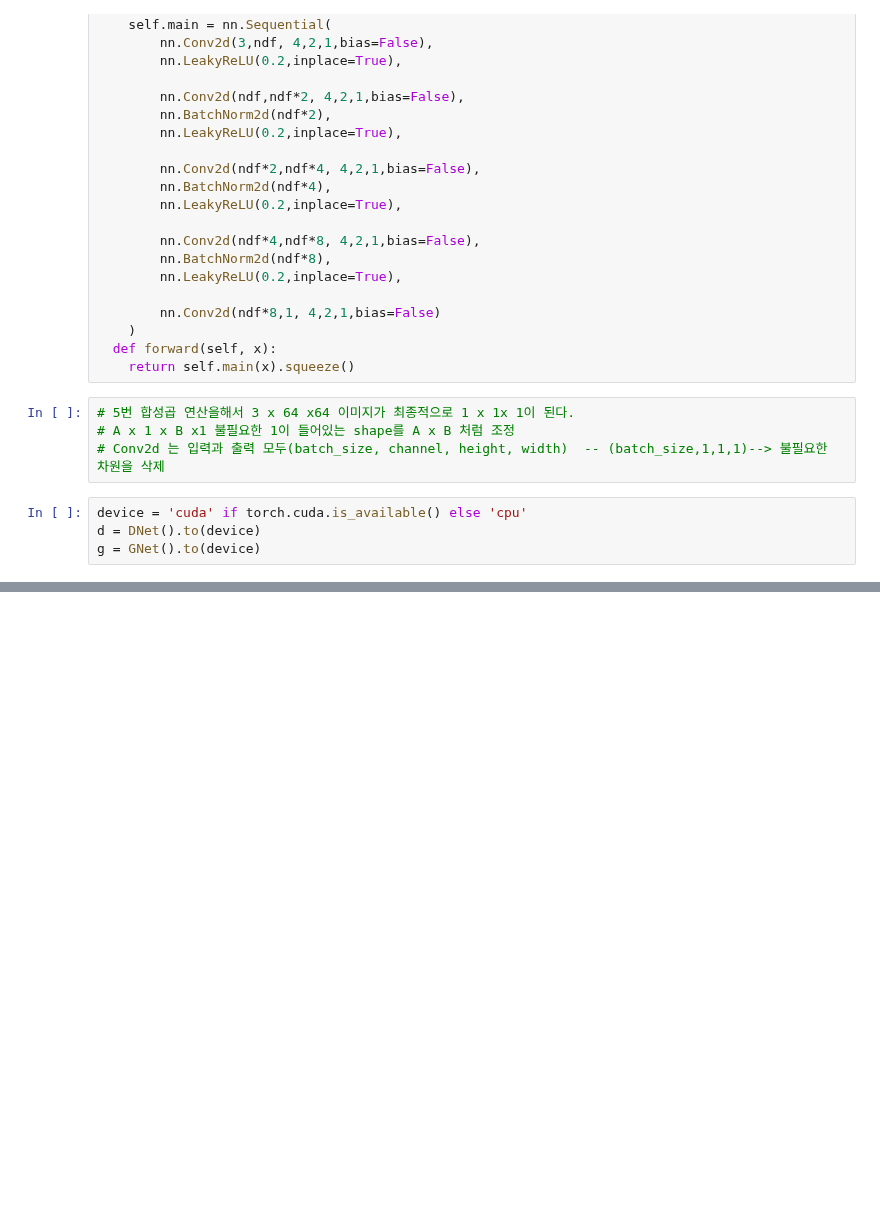
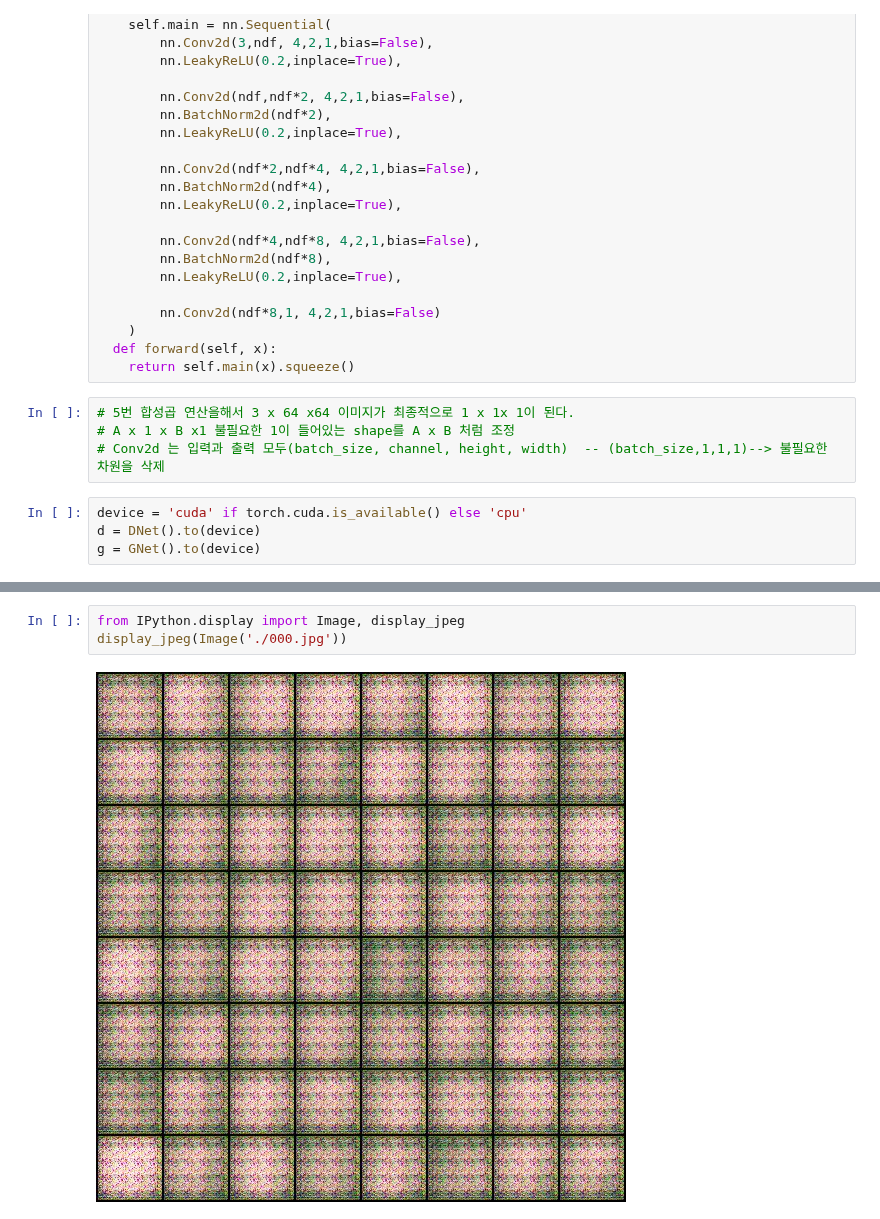
Before and after one commit to leekyuyoung20221226/python, a Jupyter notebook: 파이토치/DCGAN.ipynb, the cells around one changed output, grey strips where cells are left out. Saved outputs shown, nothing was run; the diff lists cells and outputs as text; blank space fills up the shorter version.

```diff
--- a/파이토치/DCGAN.ipynb
+++ b/파이토치/DCGAN.ipynb
@@ -129,0 +230,5 @@ fixed_z = torch.randn(batch_size, nz,1,1).to(device)
+# %%
+from IPython.display import Image, display_jpeg
+display_jpeg(Image('./000.jpg'))
+# %% [output]
+[figure, added]
```
Also changed, not shown: parts of 9 cells of this notebook.
